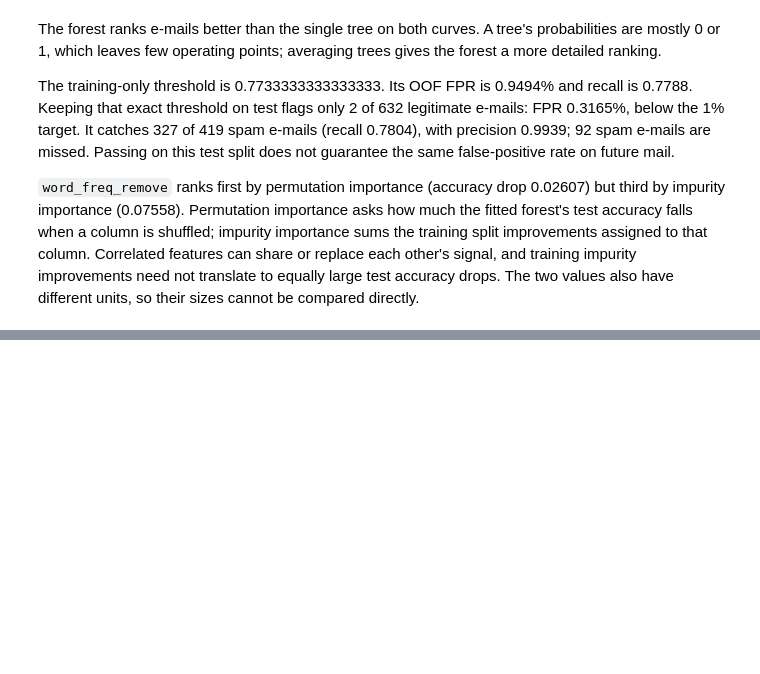
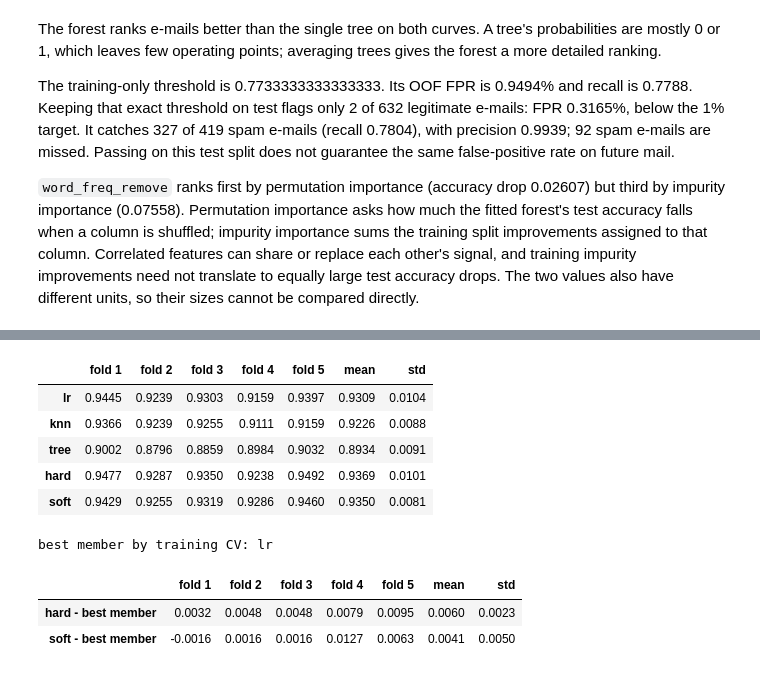
Before and after one commit to danii1kq/li_ML_task_4, a Jupyter notebook: li_task4.ipynb, the cells around one changed output, grey strips where cells are left out. Saved outputs shown, nothing was run; the diff lists cells and outputs as text; code cells hidden in the pictures; blank space fills up the shorter version.

Commit message:
Part 3: implement hard voting and compare ensemble members

```diff
--- a/li_task4.ipynb
+++ b/li_task4.ipynb
@@ -286,0 +319,23 @@ The training-only threshold is 0.7733333333333333. Its OOF FPR is 0.9494% and re
+# %%
+from itertools import combinations
+from sklearn.ensemble import VotingClassifier
+
+fitted_members = {name: clone(model).fit(X_train, y_train) for name, model in members}
+member_predictions = np.stack([model.predict(X_test) for model in fitted_members.values()])
+hard = VotingClassifier(members, voting="hard")
+soft = VotingClassifier(members, voting="soft")
+hard.fit(X_train, y_train)
+manual_vote = hard_vote(member_predictions)
+sklearn_vote = hard.predict(X_test)
+agreement = np.mean(manual_vote == sklearn_vote)
+print(f"agreement with sklearn hard voting: {agreement:.4%}")
+assert np.array_equal(manual_vote, sklearn_vote)
+
+member_names = [name for name, _ in members]
+disagreement = []
+for i, j in combinations(range(len(members)), 2):
+    disagreement.append({
+        "pair": f"{member_names[i]} / {member_names[j]}",
+        "disagreement": np.mean(member_predictions[i] != member_predictions[j]),
+    })
+display(pd.DataFrame(disagreement).round(4))
@@ -286,0 +348,25 @@ The training-only threshold is 0.7733333333333333. Its OOF FPR is 0.9494% and re
+# %%
+for name, model in [("knn", knn), ("hard", hard), ("soft", soft)]:
+    cv_scores[name] = cross_validate(
+        model, X_train, y_train, cv=cv, scoring="accuracy")["test_score"]
+
+display(score_table({name: cv_scores[name] for name in ["lr", "knn", "tree", "hard", "soft"]}).round(4))
+best_member_name = max(member_names, key=lambda name: cv_scores[name].mean())
+best_member = dict(members)[best_member_name]
+print("best member by training CV:", best_member_name)
+part3_differences = {
+    "hard - best member": cv_scores["hard"] - cv_scores[best_member_name],
+    "soft - best member": cv_scores["soft"] - cv_scores[best_member_name],
+}
+display(score_table(part3_differences).round(4))
+# %% [output]
+|  | fold 1 | fold 2 | fold 3 | fold 4 | fold 5 | mean | std |
+| lr | 0.9445 | 0.9239 | 0.9303 | 0.9159 | 0.9397 | 0.9309 | 0.0104 |
+| knn | 0.9366 | 0.9239 | 0.9255 | 0.9111 | 0.9159 | 0.9226 | 0.0088 |
+| tree | 0.9002 | 0.8796 | 0.8859 | 0.8984 | 0.9032 | 0.8934 | 0.0091 |
+| hard | 0.9477 | 0.9287 | 0.9350 | 0.9238 | 0.9492 | 0.9369 | 0.0101 |
+| soft | 0.9429 | 0.9255 | 0.9319 | 0.9286 | 0.9460 | 0.9350 | 0.0081 |
+best member by training CV: lr
+|  | fold 1 | fold 2 | fold 3 | fold 4 | fold 5 | mean | std |
+| hard - best member | 0.0032 | 0.0048 | 0.0048 | 0.0079 | 0.0095 | 0.0060 | 0.0023 |
+| soft - best member | -0.0016 | 0.0016 | 0.0016 | 0.0127 | 0.0063 | 0.0041 | 0.0050 |
```
Also changed, not shown: parts of 6 cells of this notebook.
